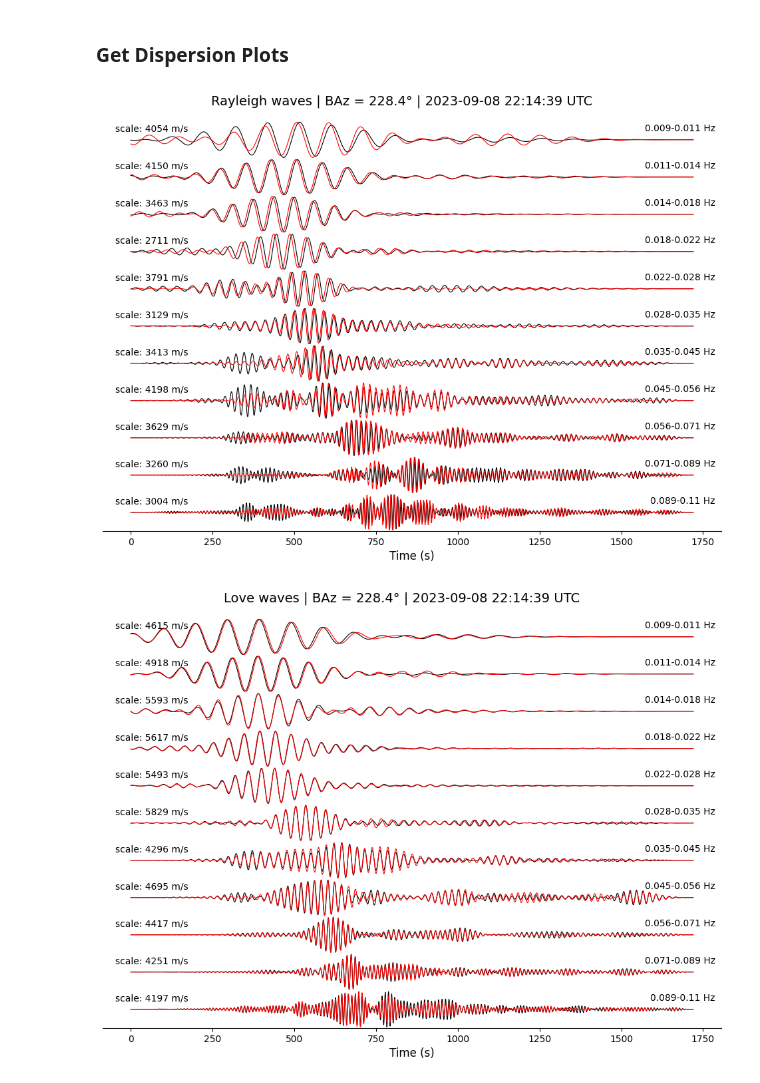
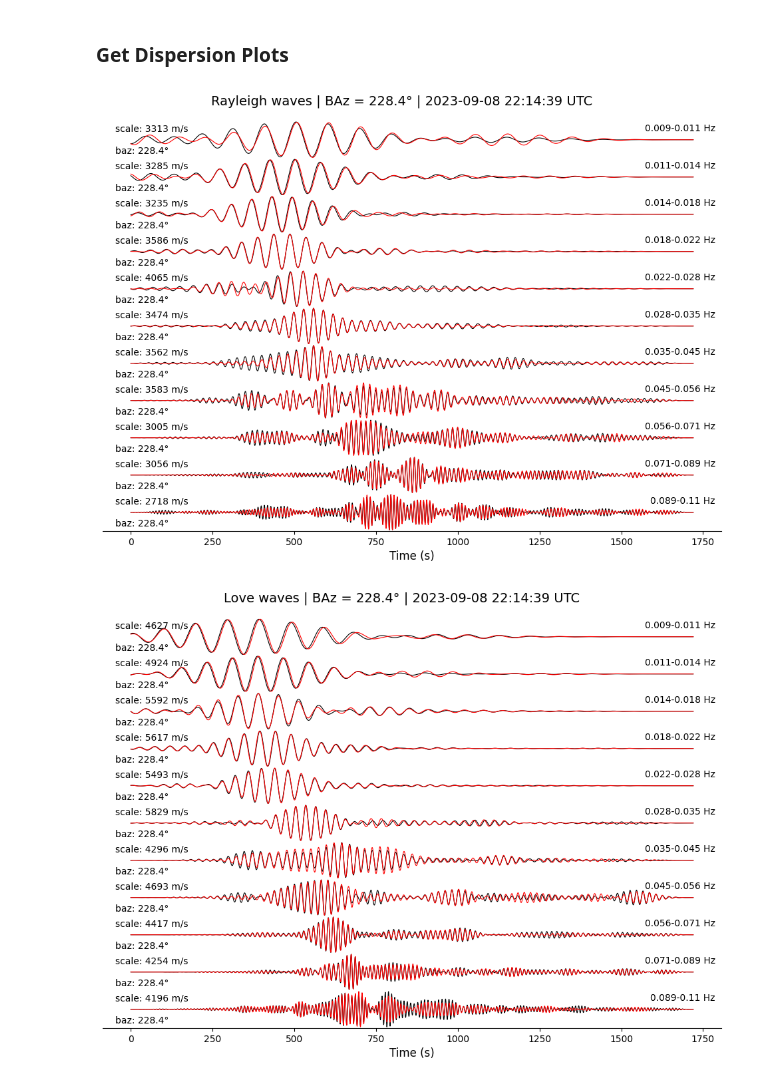
Before and after one commit to andbrocode/SixDegreesOfFreedom, a Jupyter notebook: examples/XROMY_analysis_demo1.ipynb, the cells around one changed output. Saved outputs shown, nothing was run; the diff lists cells and outputs as text; code cells hidden in the pictures.

```diff
--- a/examples/XROMY_analysis_demo1.ipynb
+++ b/examples/XROMY_analysis_demo1.ipynb
@@ -349,21 +349,21 @@ fig = plot_velocities(sd,
 # %% [markdown]
 ### Get Dispersion Plots
 # %%
-
-fig, disp_rayleigh = plot_filtered_traces_frequency_bands(
+fig, disp_rayleigh = plot_trace_dispersion(
     sd_object=sd,
     wave_type="rayleigh",
     fmin=0.01,
     fmax=0.1,
     fraction_of_octave=3,
     baz=ev['backazimuth'],
     figsize=(12, 8),
-    output=True
+    output=True,
+    optimized=False
 )
 # %% [output]
-[figure, old version]
+[figure, new version]
 # %%
-fig, disp_love = plot_filtered_traces_frequency_bands(
+fig, disp_love = plot_trace_dispersion(
     sd_object=sd,
     wave_type="Love",
     fmin=0.01,
@@ -371,7 +371,8 @@ fig, disp_love = plot_filtered_traces_frequency_bands(
     fraction_of_octave=3,
     baz=ev['backazimuth'],
     figsize=(12, 8),
-    output=True
+    output=True,
+    optimized=False
 )
 # %% [output]
-[figure, old version]
+[figure, new version]
```
Also changed, not shown: parts of 3 cells of this notebook, 1 other file.
